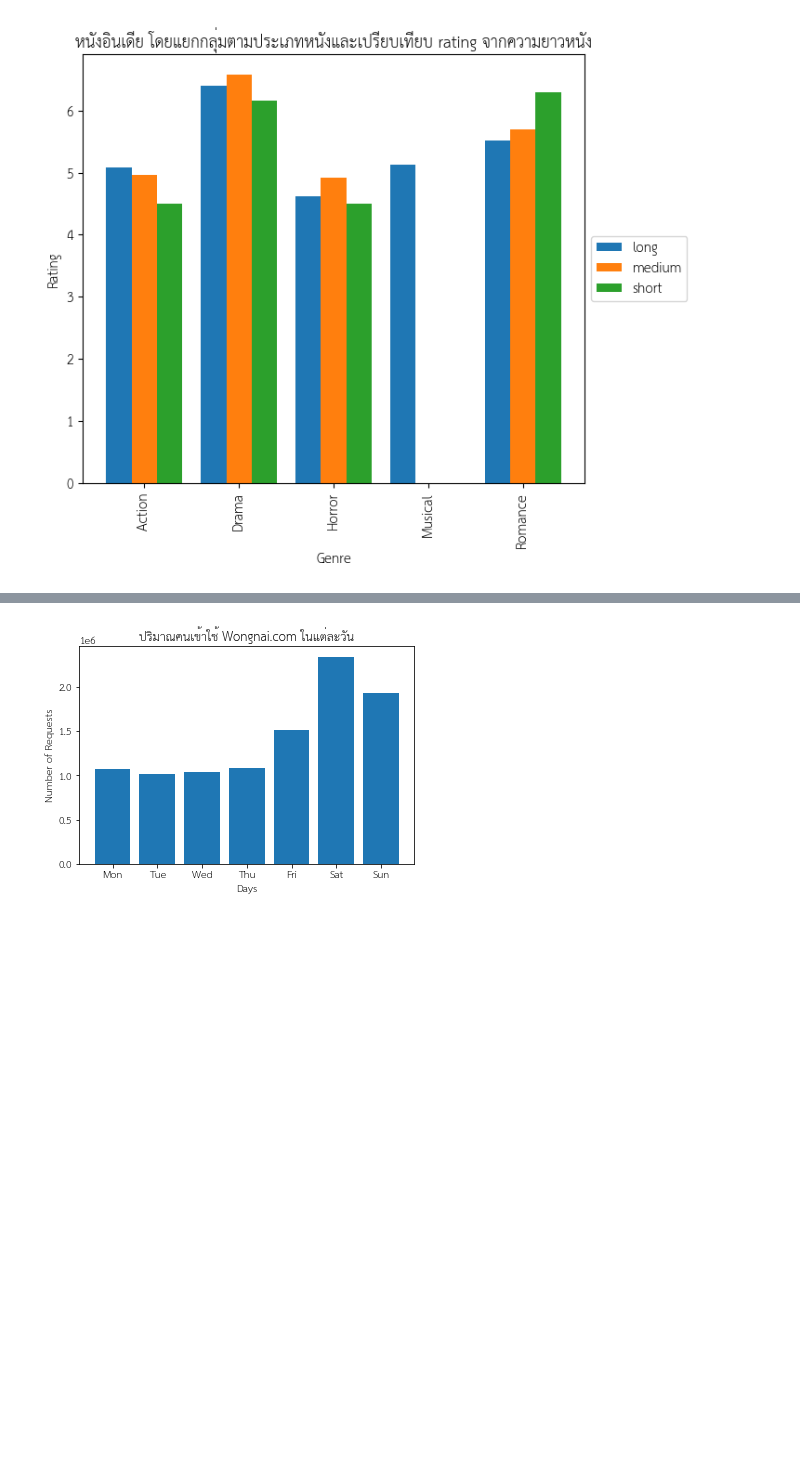
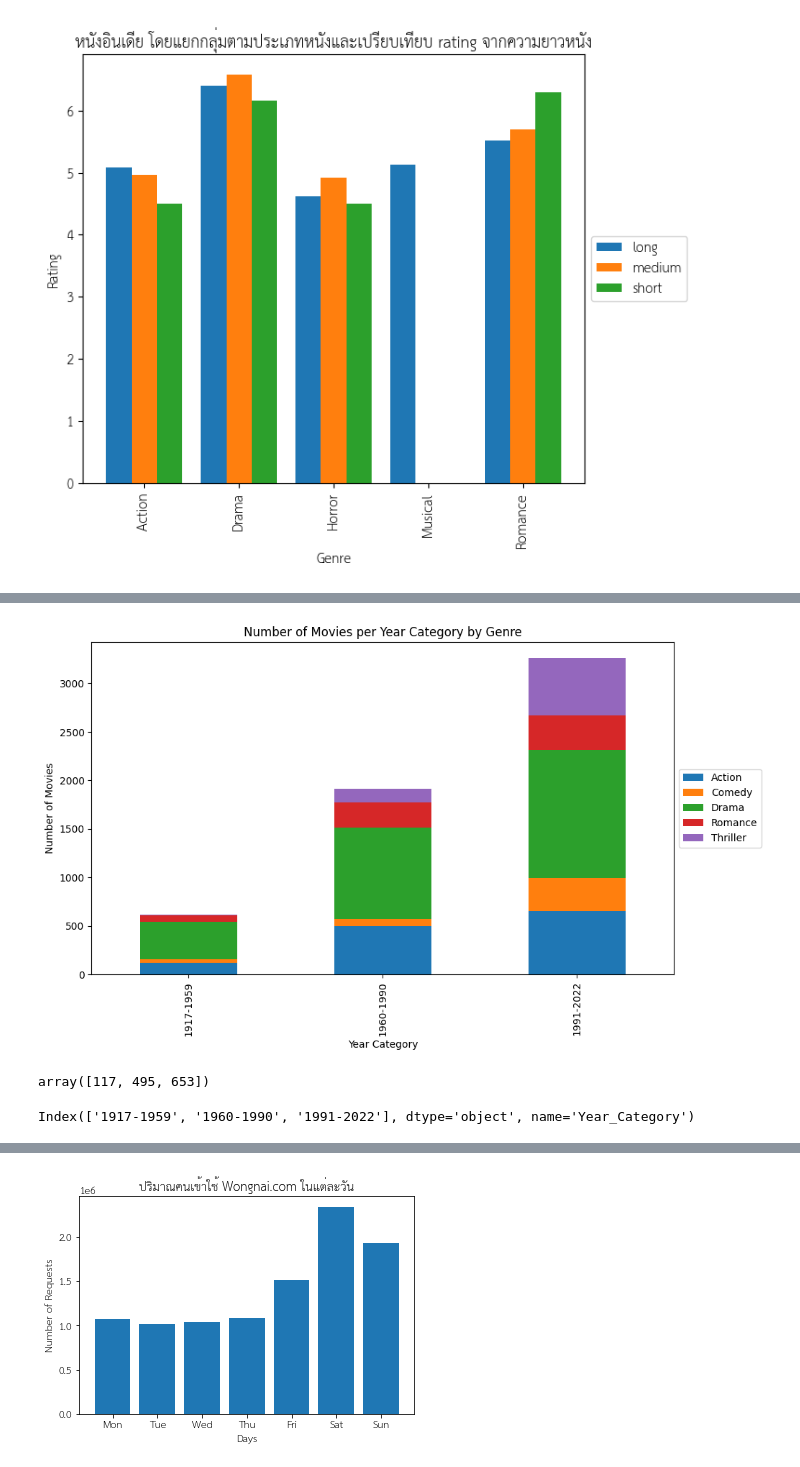
Before and after one commit to thanaprondtn/python_dataviz2024, a Jupyter notebook: Visualize_Data_Comparison_2024.ipynb, the cells around one changed output, grey strips where cells are left out. Cells and saved outputs as stored; diff of their text form; code cells hidden in the pictures; blank space fills up the shorter version.

```diff
--- a/Visualize_Data_Comparison_2024.ipynb
+++ b/Visualize_Data_Comparison_2024.ipynb
@@ -516,0 +838,2 @@ plt.show()
+# %%
+path = '/content/drive/MyDrive/Data_Viz_2024_Data570-8'
@@ -516,0 +1060,19 @@ plt.show()
+# %%
+# prompt: แบ่งปีออกเป็น 3 ช่วง
+
+# Function to categorize years
+def categorize_year(year):
+  if 1917 <= year <= 1959:
+    return '1917-1959'
+  elif 1960 <= year <= 1990:
+    return '1960-1990'
+  elif 1991 <= year <= 2022:
+    return '1991-2022'
+  else:
+    return 'Other'
+
+# Apply the function to create a new column
+all_table['Year_Category'] = all_table['Year'].apply(categorize_year)
+
+# Display the DataFrame with the new column
+all_table
@@ -516,0 +1093,26 @@ plt.show()
+# %%
+# prompt: plot stacked bar chart นับจำนวนหนังแต่ละประเภท ตามช่วงปี
+
+import matplotlib.pyplot as plt
+# Group the data by Year_Category and Genre, then count the number of movies in each group
+# Use the 'all_table' DataFrame instead of 'data_india'
+movie_counts = all_table.groupby(['Year_Category', 'Genre'])['Name'].count().unstack()
+
+# Create the stacked bar chart
+movie_counts.plot(kind='bar', stacked=True, figsize=(12, 6))
+
+# Add labels and title
+plt.xlabel('Year Category')
+plt.ylabel('Number of Movies')
+plt.title('Number of Movies per Year Category by Genre')
+
+# Move the legend outside the plot
+plt.legend(loc='center left', bbox_to_anchor=(1, 0.5))
+
+# Adjust the plot size
+plt.gcf().subplots_adjust(right=0.8)
+
+# Show the plot
+plt.show()
+# %% [output]
+[figure, added]
@@ -516,0 +1121,8 @@ plt.show()
+# %%
+movie_counts['Action'].values
+# %% [output]
+array([117, 495, 653])
+# %%
+movie_counts.index
+# %% [output]
+Index(['1917-1959', '1960-1990', '1991-2022'], dtype='object', name='Year_Category')
```
Also changed, not shown: parts of 49 cells of this notebook.
